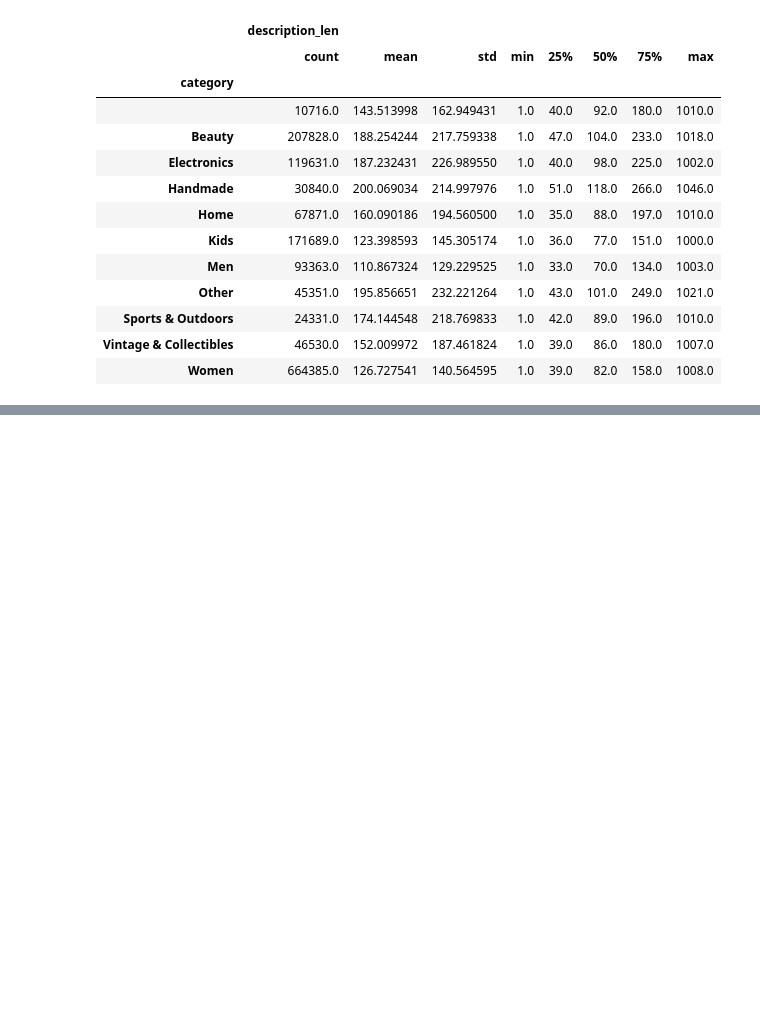
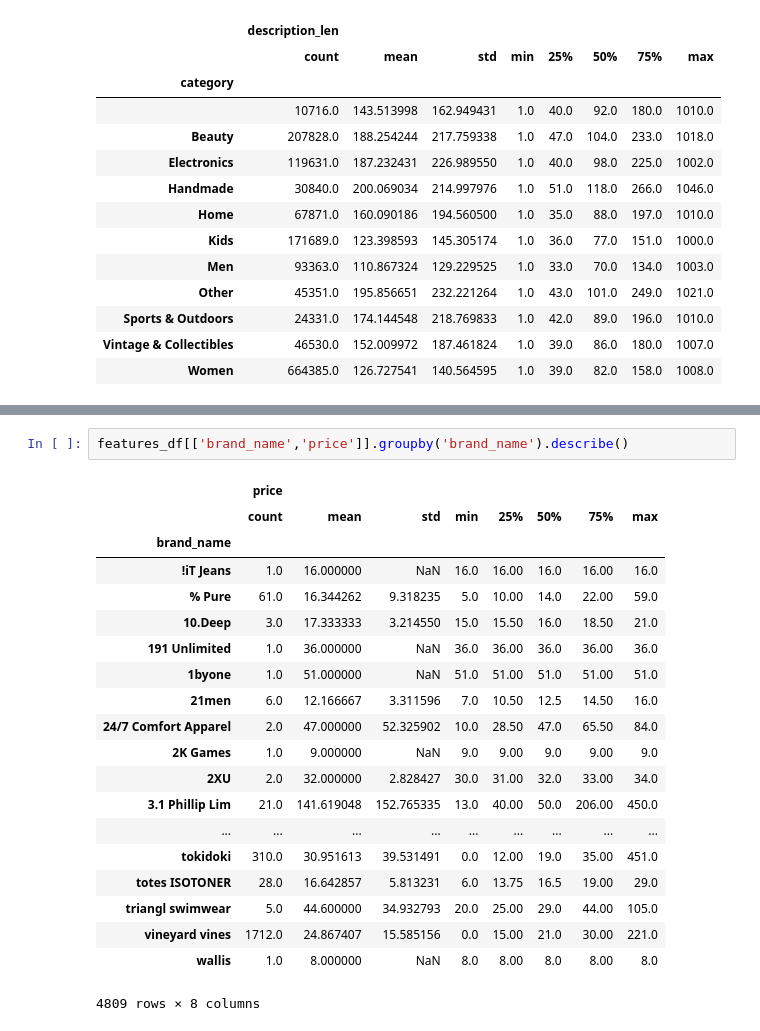
Before and after one commit to lfawaz/Kaggle, a Jupyter notebook: Mercari_Price_Suggestion/Untitled.ipynb, the cells around one changed output, grey strips where cells are left out. Drawn from its saved outputs; the diff is of its cells as text; blank space fills up the shorter version.

```diff
--- a/Mercari_Price_Suggestion/Untitled.ipynb
+++ b/Mercari_Price_Suggestion/Untitled.ipynb
@@ -154,0 +159,23 @@ print(1)
+# %%
+features_df[['brand_name','price']].groupby('brand_name').describe()
+# %% [output]
+|  | price |  |  |  |  |  |  |  |
+|  | count | mean | std | min | 25% | 50% | 75% | max |
+| brand_name |  |  |  |  |  |  |  |  |
+| !iT Jeans | 1.0 | 16.000000 | NaN | 16.0 | 16.00 | 16.0 | 16.00 | 16.0 |
+| % Pure | 61.0 | 16.344262 | 9.318235 | 5.0 | 10.00 | 14.0 | 22.00 | 59.0 |
+| 10.Deep | 3.0 | 17.333333 | 3.214550 | 15.0 | 15.50 | 16.0 | 18.50 | 21.0 |
+| 191 Unlimited | 1.0 | 36.000000 | NaN | 36.0 | 36.00 | 36.0 | 36.00 | 36.0 |
+| 1byone | 1.0 | 51.000000 | NaN | 51.0 | 51.00 | 51.0 | 51.00 | 51.0 |
+| 21men | 6.0 | 12.166667 | 3.311596 | 7.0 | 10.50 | 12.5 | 14.50 | 16.0 |
+| 24/7 Comfort Apparel | 2.0 | 47.000000 | 52.325902 | 10.0 | 28.50 | 47.0 | 65.50 | 84.0 |
+| 2K Games | 1.0 | 9.000000 | NaN | 9.0 | 9.00 | 9.0 | 9.00 | 9.0 |
+| 2XU | 2.0 | 32.000000 | 2.828427 | 30.0 | 31.00 | 32.0 | 33.00 | 34.0 |
+| 3.1 Phillip Lim | 21.0 | 141.619048 | 152.765335 | 13.0 | 40.00 | 50.0 | 206.00 | 450.0 |
+| ... | ... | ... | ... | ... | ... | ... | ... | ... |
+| tokidoki | 310.0 | 30.951613 | 39.531491 | 0.0 | 12.00 | 19.0 | 35.00 | 451.0 |
+| totes ISOTONER | 28.0 | 16.642857 | 5.813231 | 6.0 | 13.75 | 16.5 | 19.00 | 29.0 |
+| triangl swimwear | 5.0 | 44.600000 | 34.932793 | 20.0 | 25.00 | 29.0 | 44.00 | 105.0 |
+| vineyard vines | 1712.0 | 24.867407 | 15.585156 | 0.0 | 15.00 | 21.0 | 30.00 | 221.0 |
+| wallis | 1.0 | 8.000000 | NaN | 8.0 | 8.00 | 8.0 | 8.00 | 8.0 |
+4809 rows × 8 columns
```
Also changed, not shown: parts of 2 cells of this notebook.
